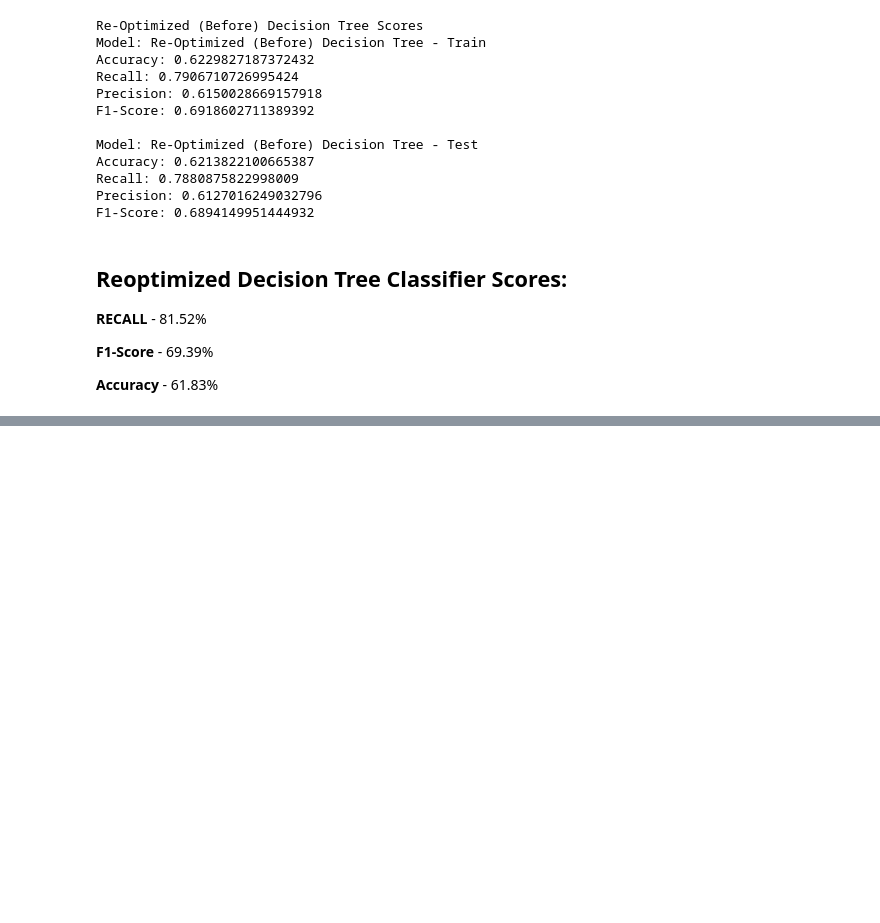
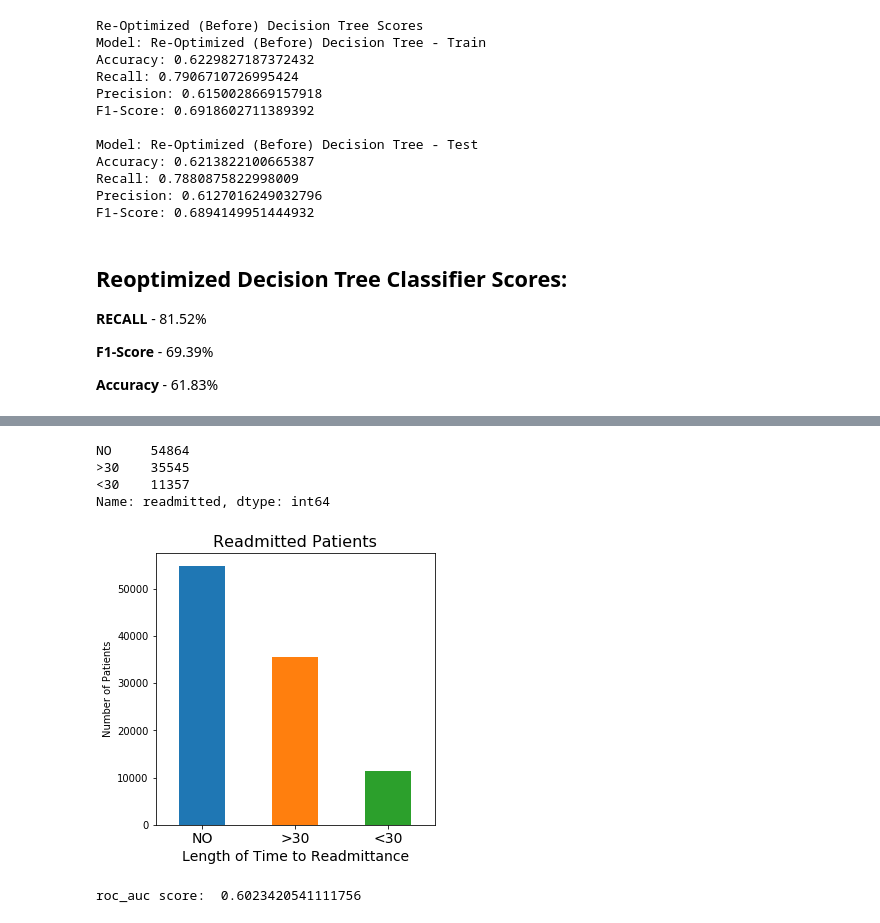
Before and after one commit to steeznation16/dsc-3-final-project-online-ds-ft-100118, a Jupyter notebook: student.ipynb, the cells around one changed output, grey strips where cells are left out. Cells and saved outputs as stored; diff of their text form; code cells hidden in the pictures; blank space fills up the shorter version.

```diff
--- a/student.ipynb
+++ b/student.ipynb
@@ -1953,0 +1952,4 @@ F1-Score: 0.6894149951444932
+# %%
+data = pd.read_csv('diabetic_data.csv')
+print(data.shape)
+data.head()
@@ -1953,0 +1965,28 @@ F1-Score: 0.6894149951444932
+# %%
+data.readmitted.value_counts()
+# %% [output]
+NO     54864
+>30    35545
+<30    11357
+Name: readmitted, dtype: int64
+# %%
+plt.figure(figsize=(5,5))
+data.readmitted.value_counts().plot(kind='bar')
+plt.title('Readmitted Patients', fontsize=16)
+plt.xlabel('Length of Time to Readmittance', fontsize=14)
+plt.xticks(rotation='horizontal', fontsize=14)
+plt.ylabel('Number of Patients');
+# %% [output]
+[figure, added]
+# %%
+dt_op1 = DecisionTreeClassifier(criterion='gini', max_depth=5.090909090909091, min_samples_split=0.04, min_samples_leaf=0.005, random_state=25)
+dt_op1.fit(X_final_train, y_final_train)
+y_final_pred = dt_op1.predict(X_final_test)
+fpr, tpr, thresholds = roc_curve(y_final_test, y_final_pred)
+roc_auc = auc(fpr, tpr)
+print("roc_auc score: ", roc_auc)
+print("")
+y_op_train_preds = dt_op1.predict(X_final_train)
+y_op_test_preds = dt_op1.predict(X_final_test)
+# %% [output]
+roc_auc score:  0.6023420541111756
```
Also changed, not shown: parts of 20 cells of this notebook, 1 other file.
